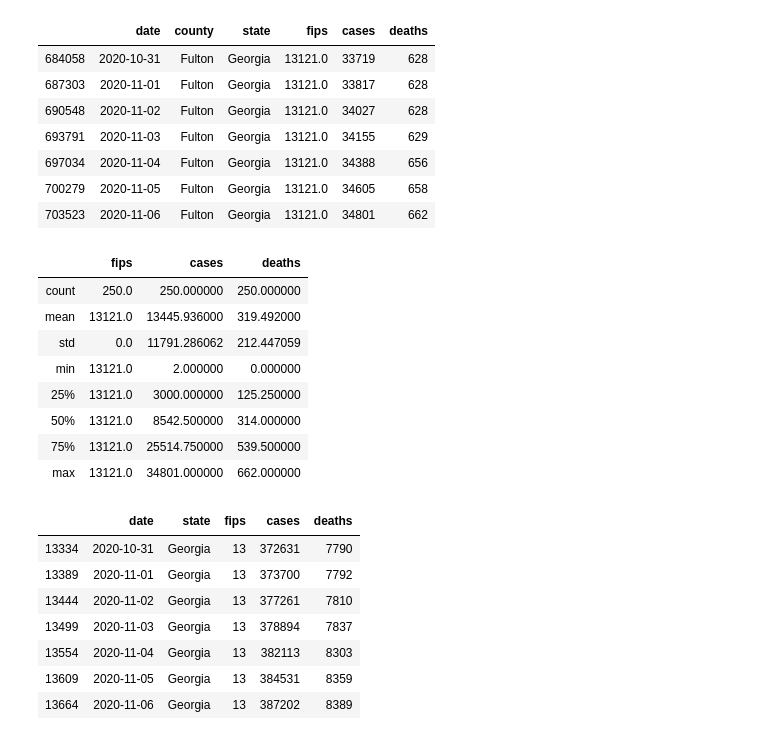
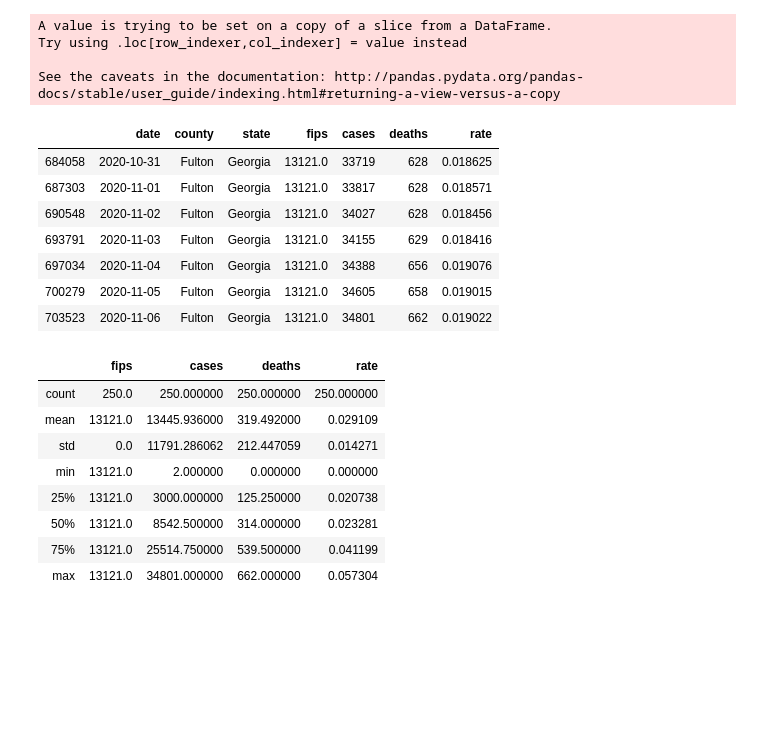
Before and after one commit to hectorsantiago5/SC20_covid_projection, a Jupyter notebook: covid_projection.ipynb, the cells around one changed output. Drawn from its saved outputs; the diff is of its cells as text; code cells hidden in the pictures; blank space fills up the shorter version.

```diff
--- a/covid_projection.ipynb
+++ b/covid_projection.ipynb
@@ -1,47 +10,41 @@
 # %%
 import pandas as pd
 
 %matplotlib inline
 
 filename = 'covid_file/us-counties.csv'
 df = pd.read_csv(filename)
 
 state_filename = 'covid_file/us-states.csv'
 state_df = pd.read_csv(state_filename)
 
 # Fulton county data
 df1 = df[df.fips == 13121]
+# Get death rate for Fulton county
+df1['rate'] = df1['deaths'] / df1['cases']
 df1.tail(7)
 # %% [output]
+A value is trying to be set on a copy of a slice from a DataFrame.
+Try using .loc[row_indexer,col_indexer] = value instead
+
+See the caveats in the documentation: http://pandas.pydata.org/pandas-docs/stable/user_guide/indexing.html#returning-a-view-versus-a-copy
-|  | date | county | state | fips | cases | deaths |
-| 684058 | 2020-10-31 | Fulton | Georgia | 13121.0 | 33719 | 628 |
-| 687303 | 2020-11-01 | Fulton | Georgia | 13121.0 | 33817 | 628 |
-| 690548 | 2020-11-02 | Fulton | Georgia | 13121.0 | 34027 | 628 |
-| 693791 | 2020-11-03 | Fulton | Georgia | 13121.0 | 34155 | 629 |
-| 697034 | 2020-11-04 | Fulton | Georgia | 13121.0 | 34388 | 656 |
-| 700279 | 2020-11-05 | Fulton | Georgia | 13121.0 | 34605 | 658 |
-| 703523 | 2020-11-06 | Fulton | Georgia | 13121.0 | 34801 | 662 |
+|  | date | county | state | fips | cases | deaths | rate |
+| 684058 | 2020-10-31 | Fulton | Georgia | 13121.0 | 33719 | 628 | 0.018625 |
+| 687303 | 2020-11-01 | Fulton | Georgia | 13121.0 | 33817 | 628 | 0.018571 |
+| 690548 | 2020-11-02 | Fulton | Georgia | 13121.0 | 34027 | 628 | 0.018456 |
+| 693791 | 2020-11-03 | Fulton | Georgia | 13121.0 | 34155 | 629 | 0.018416 |
+| 697034 | 2020-11-04 | Fulton | Georgia | 13121.0 | 34388 | 656 | 0.019076 |
+| 700279 | 2020-11-05 | Fulton | Georgia | 13121.0 | 34605 | 658 | 0.019015 |
+| 703523 | 2020-11-06 | Fulton | Georgia | 13121.0 | 34801 | 662 | 0.019022 |
 # %%
 df1.describe()
 # %% [output]
-|  | fips | cases | deaths |
-| count | 250.0 | 250.000000 | 250.000000 |
-| mean | 13121.0 | 13445.936000 | 319.492000 |
-| std | 0.0 | 11791.286062 | 212.447059 |
-| min | 13121.0 | 2.000000 | 0.000000 |
-| 25% | 13121.0 | 3000.000000 | 125.250000 |
-| 50% | 13121.0 | 8542.500000 | 314.000000 |
-| 75% | 13121.0 | 25514.750000 | 539.500000 |
-| max | 13121.0 | 34801.000000 | 662.000000 |
+|  | fips | cases | deaths | rate |
+| count | 250.0 | 250.000000 | 250.000000 | 250.000000 |
+| mean | 13121.0 | 13445.936000 | 319.492000 | 0.029109 |
+| std | 0.0 | 11791.286062 | 212.447059 | 0.014271 |
+| min | 13121.0 | 2.000000 | 0.000000 | 0.000000 |
+| 25% | 13121.0 | 3000.000000 | 125.250000 | 0.020738 |
+| 50% | 13121.0 | 8542.500000 | 314.000000 | 0.023281 |
+| 75% | 13121.0 | 25514.750000 | 539.500000 | 0.041199 |
+| max | 13121.0 | 34801.000000 | 662.000000 | 0.057304 |
-# %%
-df2 = state_df[state_df.state == 'Georgia']
-df2.tail(7)
-# %% [output]
-|  | date | state | fips | cases | deaths |
-| 13334 | 2020-10-31 | Georgia | 13 | 372631 | 7790 |
-| 13389 | 2020-11-01 | Georgia | 13 | 373700 | 7792 |
-| 13444 | 2020-11-02 | Georgia | 13 | 377261 | 7810 |
-| 13499 | 2020-11-03 | Georgia | 13 | 378894 | 7837 |
-| 13554 | 2020-11-04 | Georgia | 13 | 382113 | 8303 |
-| 13609 | 2020-11-05 | Georgia | 13 | 384531 | 8359 |
-| 13664 | 2020-11-06 | Georgia | 13 | 387202 | 8389 |
```
Also changed, not shown: parts of 19 cells of this notebook, 2 other files.
